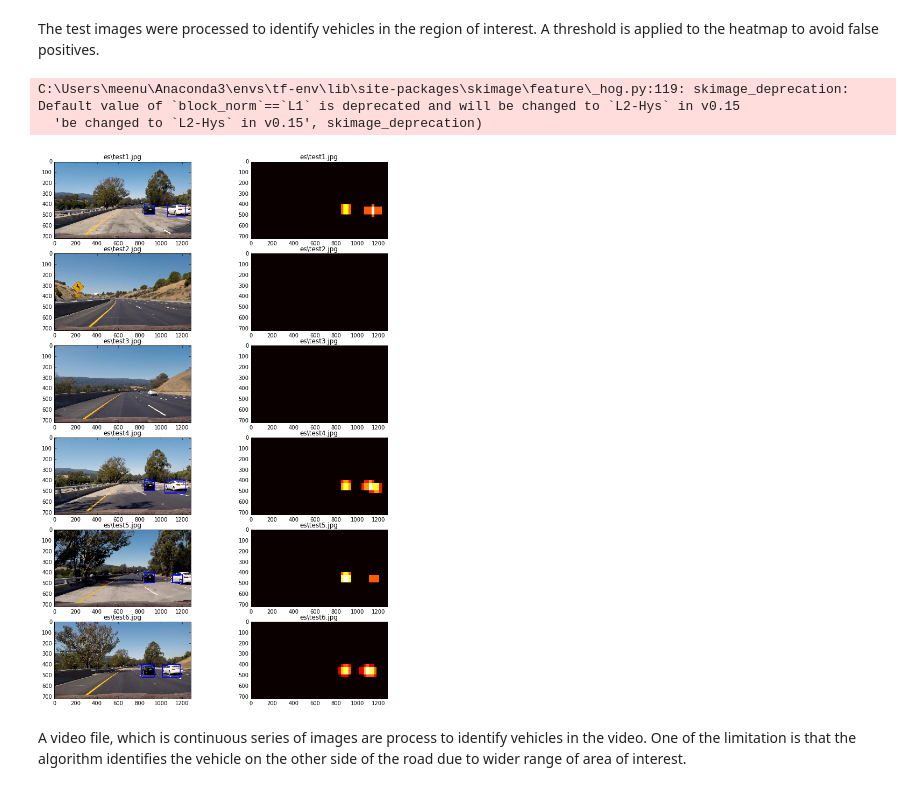
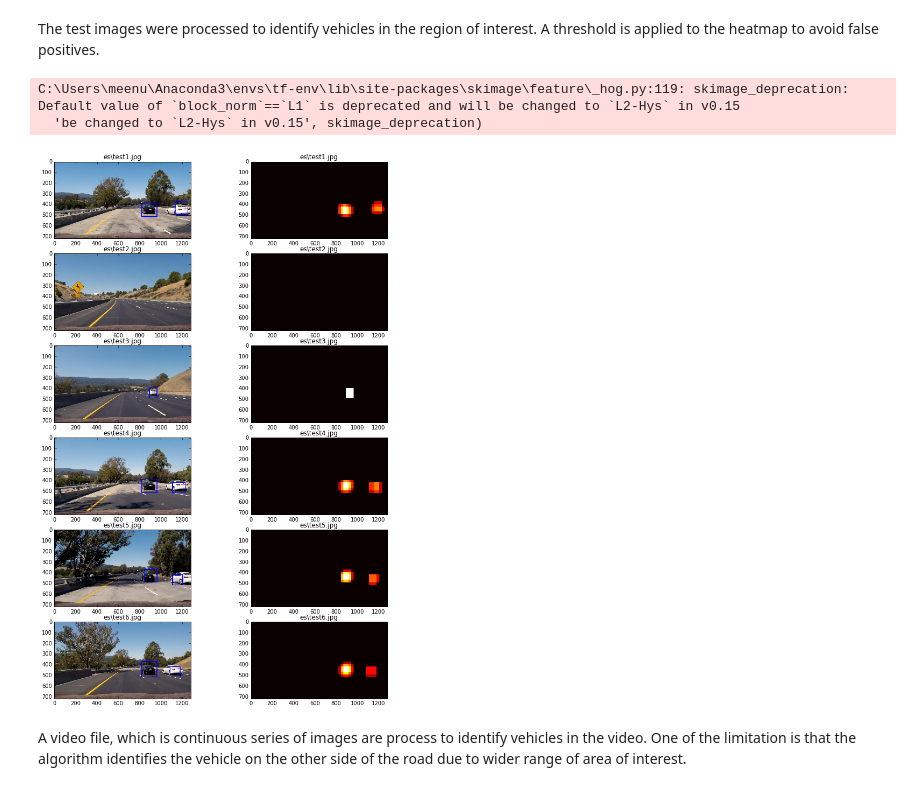
Before and after one commit to meenunat/Vehicle-Detection-and-Tracking, a Jupyter notebook: vehicle_detection.ipynb, the cells around one changed output. Cells and saved outputs as stored; diff of their text form; code cells hidden in the pictures.

```diff
--- a/vehicle_detection.ipynb
+++ b/vehicle_detection.ipynb
@@ -522,29 +522,29 @@ def process_image(img,heatmap=False):
 # %% [markdown]
 The test images were processed to identify vehicles in the region of interest. A threshold is applied to the heatmap to avoid false positives.
 # %%
-ystart = 400
+ystart = 350
 ystop = 656
 path = 'test_images/*'
 example_images = glob.glob(path)
 out_images = []
 out_titles = []
 #iterate over test images
 for img_src in example_images:
     img = mpimg.imread(img_src)
     #Draw nounding boxes on a copy of the image
     draw_img,heat_map = process_image(img, heatmap=True)
     out_images.append(draw_img)
     out_images.append(heat_map)
     out_titles.append(img_src[-12:])
     out_titles.append(img_src[-12:])
 
 
 fig = plt.figure(figsize= (12,24))
 visualize (fig, 8,2, out_images, out_titles)
 # %% [output]
 C:\Users\meenu\Anaconda3\envs\tf-env\lib\site-packages\skimage\feature\_hog.py:119: skimage_deprecation: Default value of `block_norm`==`L1` is deprecated and will be changed to `L2-Hys` in v0.15
   'be changed to `L2-Hys` in v0.15', skimage_deprecation)
-[figure, old version]
+[figure, new version]
 # %% [markdown]
 A video file, which is continuous series of images are process to identify vehicles in the video. One of the limitation is that the algorithm identifies the vehicle on the other side of the road due to wider range of area of interest.
 # %%
```
Also changed, not shown: parts of 3 cells of this notebook, 2 other files.
